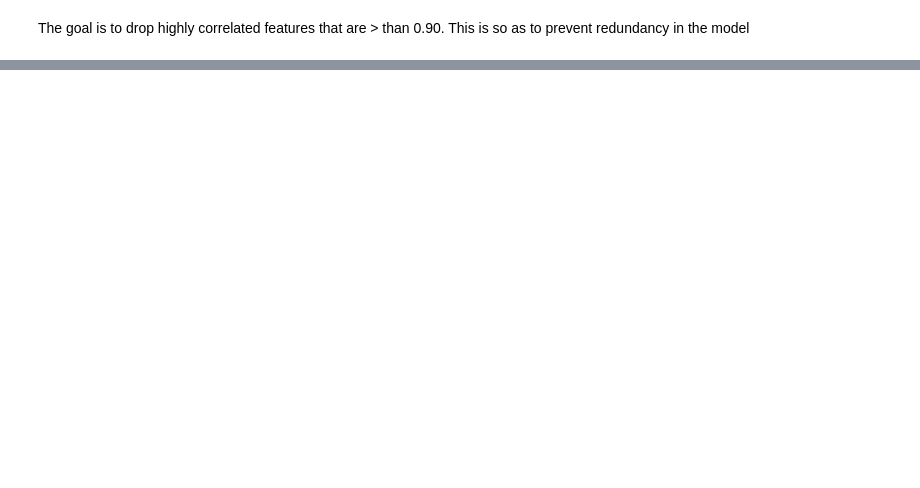
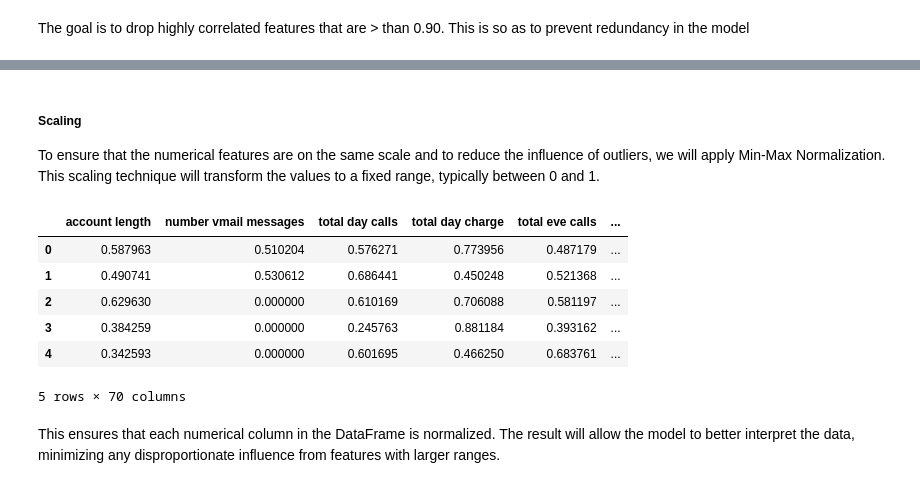
Before and after one commit to ANGI3MAINA/SyriaTel-Customer-Churn-Prediction, a Jupyter notebook: code.ipynb, the cells around one changed output, grey strips where cells are left out. Drawn from its saved outputs; the diff is of its cells as text; code cells hidden in the pictures; blank space fills up the shorter version.

```diff
--- a/code.ipynb
+++ b/code.ipynb
@@ -613,0 +639,27 @@ df.drop(columns=high_corr_features, inplace=True)
+# %% [markdown]
+##### Scaling
+To ensure that the numerical features are on the same scale and to reduce the influence of outliers, we will apply Min-Max Normalization. This scaling technique will transform the values to a fixed range, typically between 0 and 1.
+# %%
+#First, we initialize the MinMaxScaler
+scaler = MinMaxScaler()
+
+#define a function that applies scaling to a given column
+def scale_column(column):
+    return scaler.fit_transform(df[[column]])
+
+#iterate over all numerical columns in the dataset and apply the scaling function
+for col in df.select_dtypes(include=[np.number]).columns:
+    df[col] = scale_column(col)
+
+#view the first 5 rows
+df.head()
+# %% [output]
+|  | account length | number vmail messages | total day calls | total day charge | total eve calls | ... |
+| 0 | 0.587963 | 0.510204 | 0.576271 | 0.773956 | 0.487179 | ... |
+| 1 | 0.490741 | 0.530612 | 0.686441 | 0.450248 | 0.521368 | ... |
+| 2 | 0.629630 | 0.000000 | 0.610169 | 0.706088 | 0.581197 | ... |
+| 3 | 0.384259 | 0.000000 | 0.245763 | 0.881184 | 0.393162 | ... |
+| 4 | 0.342593 | 0.000000 | 0.601695 | 0.466250 | 0.683761 | ... |
+5 rows × 70 columns
+# %% [markdown]
+This ensures that each numerical column in the DataFrame is normalized. The result will allow the model to better interpret the data, minimizing any disproportionate influence from features with larger ranges.
```
Also changed, not shown: parts of 11 cells of this notebook.
